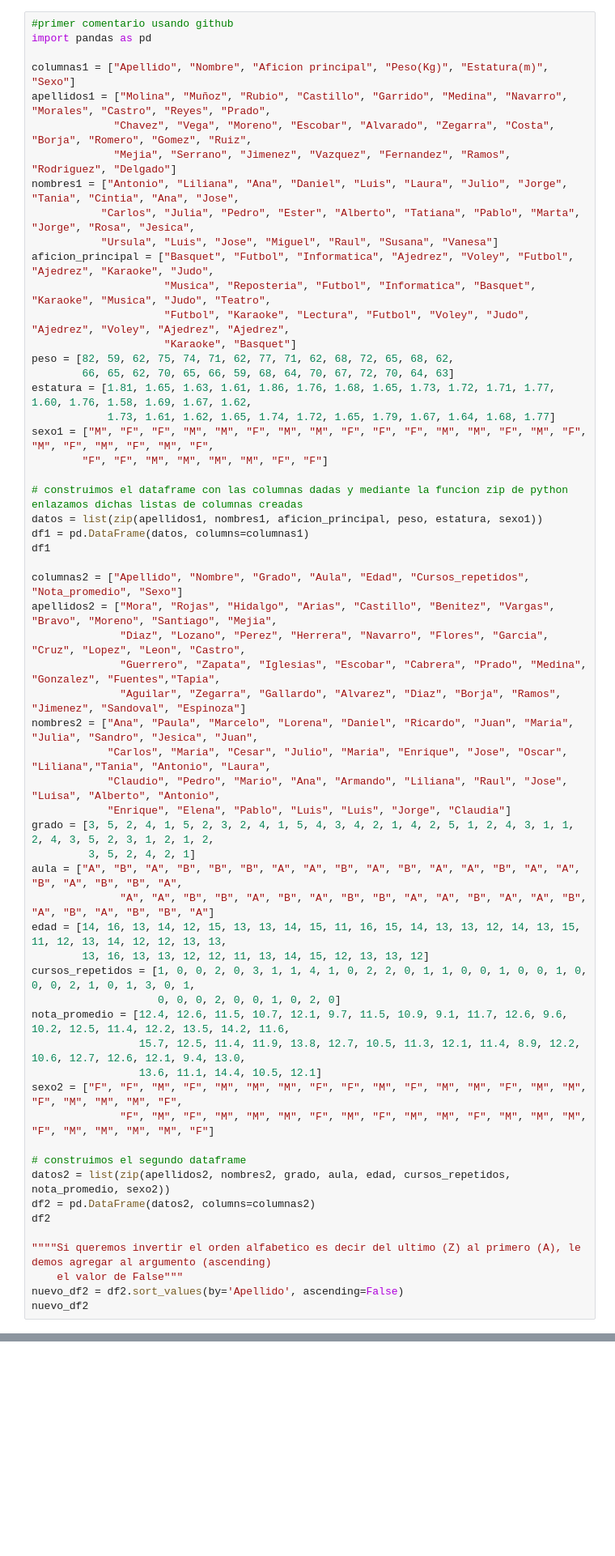
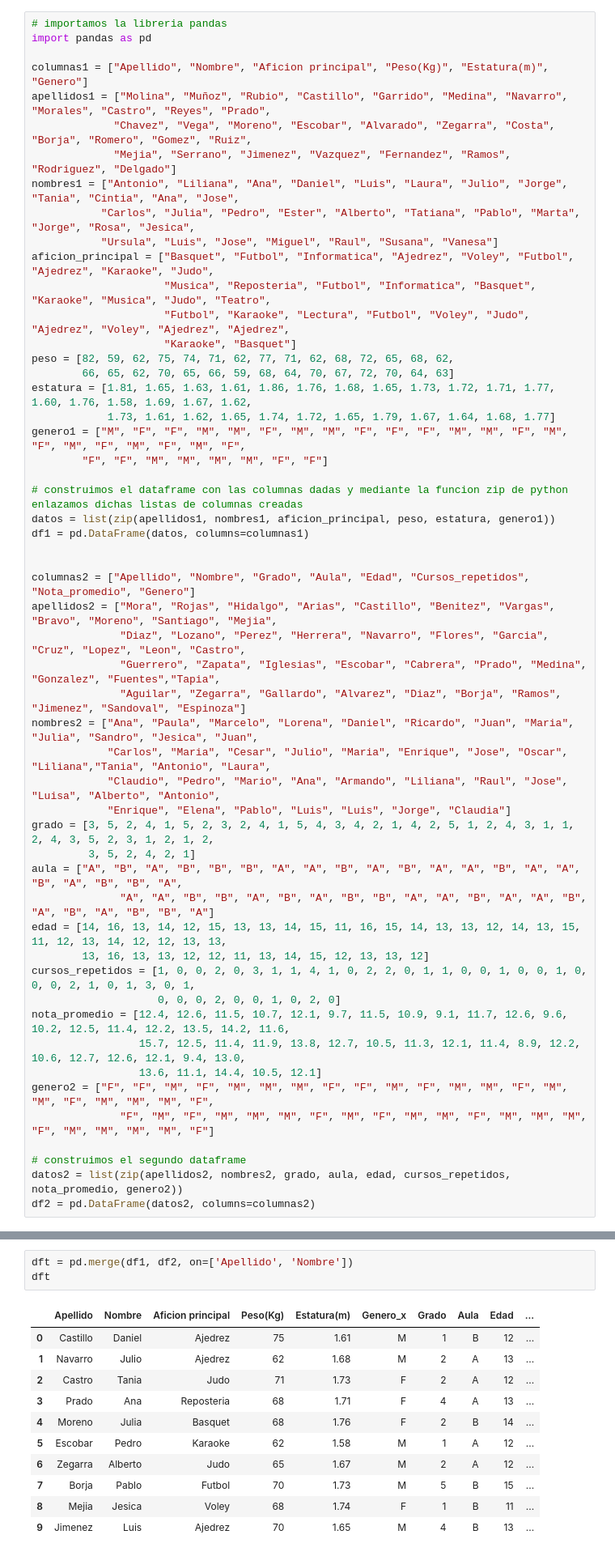
Before and after one commit to julioc74/alumnos_pandas, a Jupyter notebook: alumnos1.ipynb, the cells around one changed output, grey strips where cells are left out. Shown: that part at 81% size. Saved outputs shown, nothing was run; the diff lists cells and outputs as text; blank space fills up the shorter version.

```diff
--- a/alumnos1.ipynb
+++ b/alumnos1.ipynb
@@ -1,8 +1,8 @@
 # %%
-#primer comentario usando github
+# importamos la libreria pandas
 import pandas as pd
 
-columnas1 = ["Apellido", "Nombre", "Aficion principal", "Peso(Kg)", "Estatura(m)", "Sexo"]
+columnas1 = ["Apellido", "Nombre", "Aficion principal", "Peso(Kg)", "Estatura(m)", "Genero"]
 apellidos1 = ["Molina", "Muñoz", "Rubio", "Castillo", "Garrido", "Medina", "Navarro", "Morales", "Castro", "Reyes", "Prado",
              "Chavez", "Vega", "Moreno", "Escobar", "Alvarado", "Zegarra", "Costa", "Borja", "Romero", "Gomez", "Ruiz",
              "Mejia", "Serrano", "Jimenez", "Vazquez", "Fernandez", "Ramos", "Rodriguez", "Delgado"]
@@ -17,15 +17,15 @@ peso = [82, 59, 62, 75, 74, 71, 62, 77, 71, 62, 68, 72, 65, 68, 62,
         66, 65, 62, 70, 65, 66, 59, 68, 64, 70, 67, 72, 70, 64, 63]
 estatura = [1.81, 1.65, 1.63, 1.61, 1.86, 1.76, 1.68, 1.65, 1.73, 1.72, 1.71, 1.77, 1.60, 1.76, 1.58, 1.69, 1.67, 1.62,
             1.73, 1.61, 1.62, 1.65, 1.74, 1.72, 1.65, 1.79, 1.67, 1.64, 1.68, 1.77]
-sexo1 = ["M", "F", "F", "M", "M", "F", "M", "M", "F", "F", "F", "M", "M", "F", "M", "F", "M", "F", "M", "F", "M", "F",
+genero1 = ["M", "F", "F", "M", "M", "F", "M", "M", "F", "F", "F", "M", "M", "F", "M", "F", "M", "F", "M", "F", "M", "F",
         "F", "F", "M", "M", "M", "M", "F", "F"]
 
 # construimos el dataframe con las columnas dadas y mediante la funcion zip de python enlazamos dichas listas de columnas creadas
-datos = list(zip(apellidos1, nombres1, aficion_principal, peso, estatura, sexo1))
+datos = list(zip(apellidos1, nombres1, aficion_principal, peso, estatura, genero1))
 df1 = pd.DataFrame(datos, columns=columnas1)
-df1
 
-columnas2 = ["Apellido", "Nombre", "Grado", "Aula", "Edad", "Cursos_repetidos", "Nota_promedio", "Sexo"]
+
+columnas2 = ["Apellido", "Nombre", "Grado", "Aula", "Edad", "Cursos_repetidos", "Nota_promedio", "Genero"]
 apellidos2 = ["Mora", "Rojas", "Hidalgo", "Arias", "Castillo", "Benitez", "Vargas", "Bravo", "Moreno", "Santiago", "Mejia",
               "Diaz", "Lozano", "Perez", "Herrera", "Navarro", "Flores", "Garcia", "Cruz", "Lopez", "Leon", "Castro",
               "Guerrero", "Zapata", "Iglesias", "Escobar", "Cabrera", "Prado", "Medina", "Gonzalez", "Fuentes","Tapia",
@@ -45,15 +45,9 @@ cursos_repetidos = [1, 0, 0, 2, 0, 3, 1, 1, 4, 1, 0, 2, 2, 0, 1, 1, 0, 0, 1, 0,
 nota_promedio = [12.4, 12.6, 11.5, 10.7, 12.1, 9.7, 11.5, 10.9, 9.1, 11.7, 12.6, 9.6, 10.2, 12.5, 11.4, 12.2, 13.5, 14.2, 11.6,
                  15.7, 12.5, 11.4, 11.9, 13.8, 12.7, 10.5, 11.3, 12.1, 11.4, 8.9, 12.2, 10.6, 12.7, 12.6, 12.1, 9.4, 13.0,
                  13.6, 11.1, 14.4, 10.5, 12.1]
-sexo2 = ["F", "F", "M", "F", "M", "M", "M", "F", "F", "M", "F", "M", "M", "F", "M", "M", "F", "M", "M", "M", "F",
+genero2 = ["F", "F", "M", "F", "M", "M", "M", "F", "F", "M", "F", "M", "M", "F", "M", "M", "F", "M", "M", "M", "F",
               "F", "M", "F", "M", "M", "M", "F", "M", "F", "M", "M", "F", "M", "M", "M", "F", "M", "M", "M", "M", "F"]
 
 # construimos el segundo dataframe
-datos2 = list(zip(apellidos2, nombres2, grado, aula, edad, cursos_repetidos, nota_promedio, sexo2))
+datos2 = list(zip(apellidos2, nombres2, grado, aula, edad, cursos_repetidos, nota_promedio, genero2))
 df2 = pd.DataFrame(datos2, columns=columnas2)
-df2
-
-""""Si queremos invertir el orden alfabetico es decir del ultimo (Z) al primero (A), le demos agregar al argumento (ascending)
-    el valor de False"""
-nuevo_df2 = df2.sort_values(by='Apellido', ascending=False)
-nuevo_df2
@@ -77,0 +208,15 @@ nuevo_df2
+# %%
+dft = pd.merge(df1, df2, on=['Apellido', 'Nombre'])
+dft
+# %% [output]
+|  | Apellido | Nombre | Aficion principal | Peso(Kg) | Estatura(m) | Genero_x | Grado | Aula | Edad | ... |
+| 0 | Castillo | Daniel | Ajedrez | 75 | 1.61 | M | 1 | B | 12 | ... |
+| 1 | Navarro | Julio | Ajedrez | 62 | 1.68 | M | 2 | A | 13 | ... |
+| 2 | Castro | Tania | Judo | 71 | 1.73 | F | 2 | A | 12 | ... |
+| 3 | Prado | Ana | Reposteria | 68 | 1.71 | F | 4 | A | 13 | ... |
+| 4 | Moreno | Julia | Basquet | 68 | 1.76 | F | 2 | B | 14 | ... |
+| 5 | Escobar | Pedro | Karaoke | 62 | 1.58 | M | 1 | A | 12 | ... |
+| 6 | Zegarra | Alberto | Judo | 65 | 1.67 | M | 2 | A | 12 | ... |
+| 7 | Borja | Pablo | Futbol | 70 | 1.73 | M | 5 | B | 15 | ... |
+| 8 | Mejia | Jesica | Voley | 68 | 1.74 | F | 1 | B | 11 | ... |
+| 9 | Jimenez | Luis | Ajedrez | 70 | 1.65 | M | 4 | B | 13 | ... |
```
Also changed, not shown: parts of 24 cells of this notebook.
